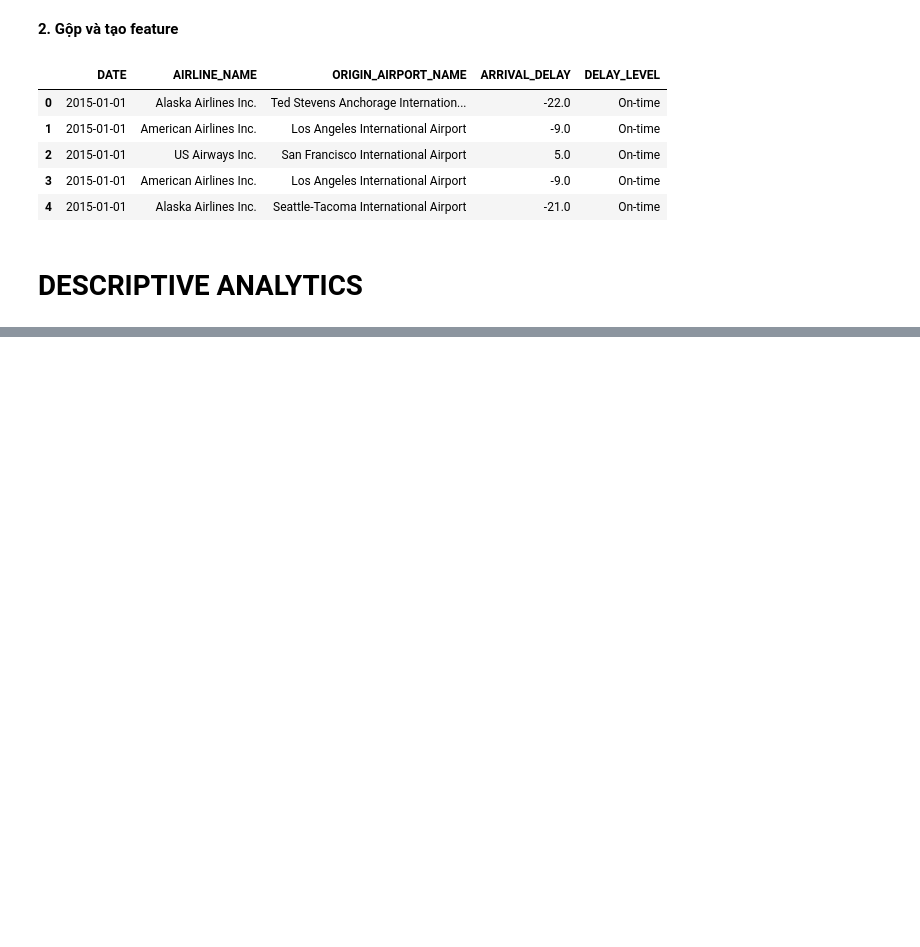
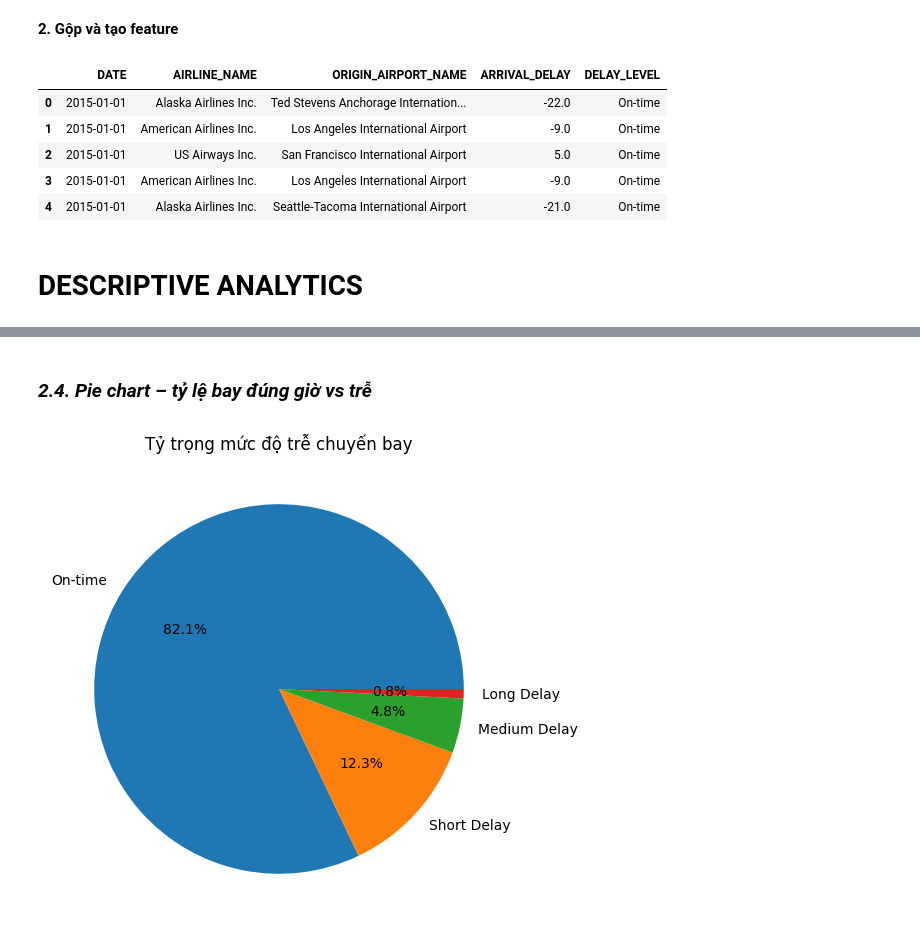
Before and after one commit to pngy87/-PTDLNC-GOOGLE-COLAB, a Jupyter notebook: ĐỒ_ÁN_ADA_.ipynb, the cells around one changed output, grey strips where cells are left out. Drawn from its saved outputs; the diff is of its cells as text; code cells hidden in the pictures; blank space fills up the shorter version.

```diff
--- a/ĐỒ_ÁN_ADA_.ipynb
+++ b/ĐỒ_ÁN_ADA_.ipynb
@@ -1063,0 +904,13 @@ plt.show()
+# %% [markdown]
+### *2.4. Pie chart – tỷ lệ bay đúng giờ vs trễ*
+# %%
+delay_level_dist.plot(
+    kind='pie',
+    autopct='%1.1f%%',
+    figsize=(6,6)
+)
+plt.title('Tỷ trọng mức độ trễ chuyến bay')
+plt.ylabel('')
+plt.show()
+# %% [output]
+[figure, added]
```
Also changed, not shown: parts of 48 cells of this notebook.
